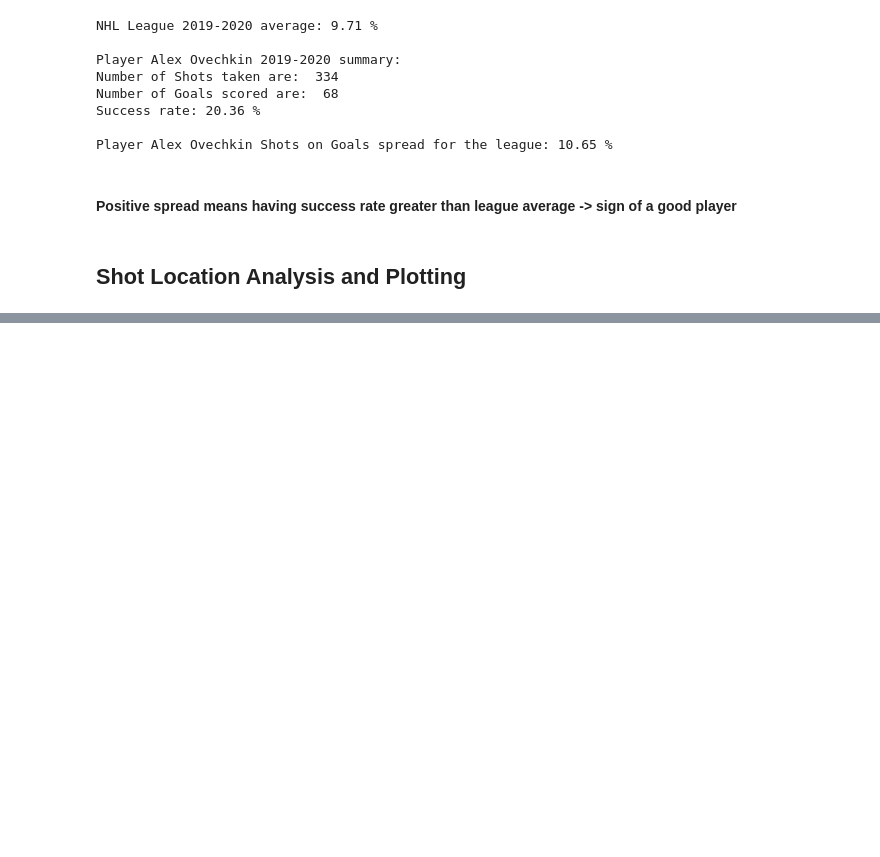
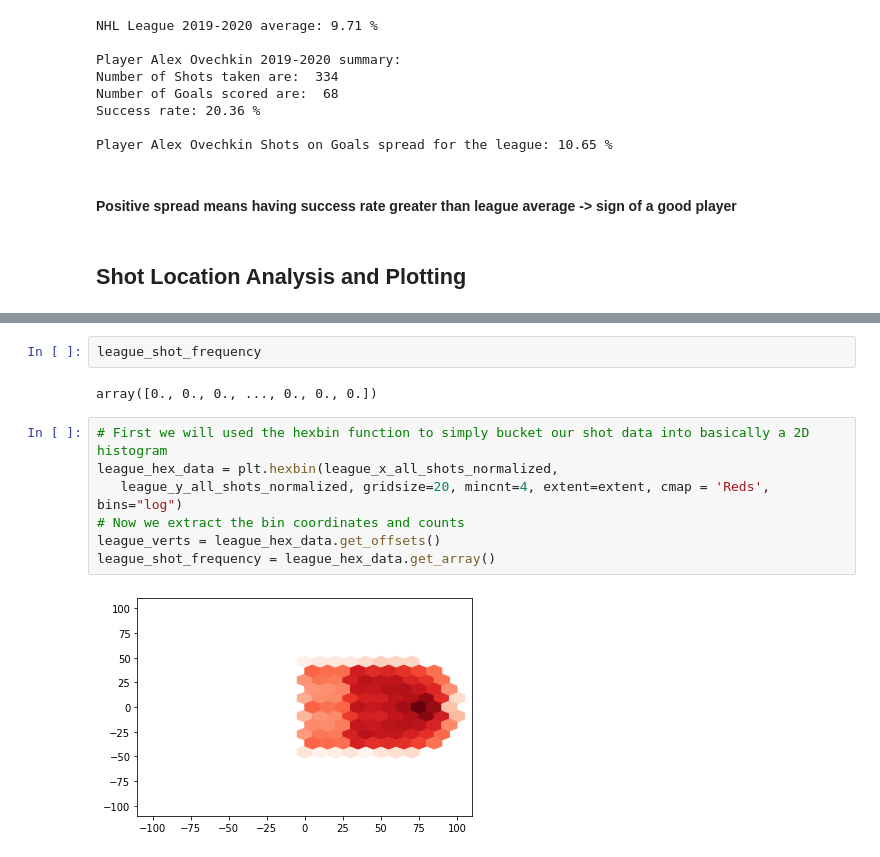
Before and after one commit to PrakritiAilavadi/Kaggle, a Jupyter notebook: nhl-shot-distribution.ipynb, the cells around one changed output, grey strips where cells are left out. Saved outputs shown, nothing was run; the diff lists cells and outputs as text; blank space fills up the shorter version.

```diff
--- a/nhl-shot-distribution.ipynb
+++ b/nhl-shot-distribution.ipynb
@@ -286,0 +351,13 @@ Player Alex Ovechkin Shots on Goals spread for the league: 10.65 %
+# %%
+league_shot_frequency
+# %% [output]
+array([0., 0., 0., ..., 0., 0., 0.])
+# %%
+# First we will used the hexbin function to simply bucket our shot data into basically a 2D histogram
+league_hex_data = plt.hexbin(league_x_all_shots_normalized,
+   league_y_all_shots_normalized, gridsize=20, mincnt=4, extent=extent, cmap = 'Reds', bins="log")
+# Now we extract the bin coordinates and counts
+league_verts = league_hex_data.get_offsets()
+league_shot_frequency = league_hex_data.get_array()
+# %% [output]
+[figure, added]
```
Also changed, not shown: parts of 12 cells of this notebook.
